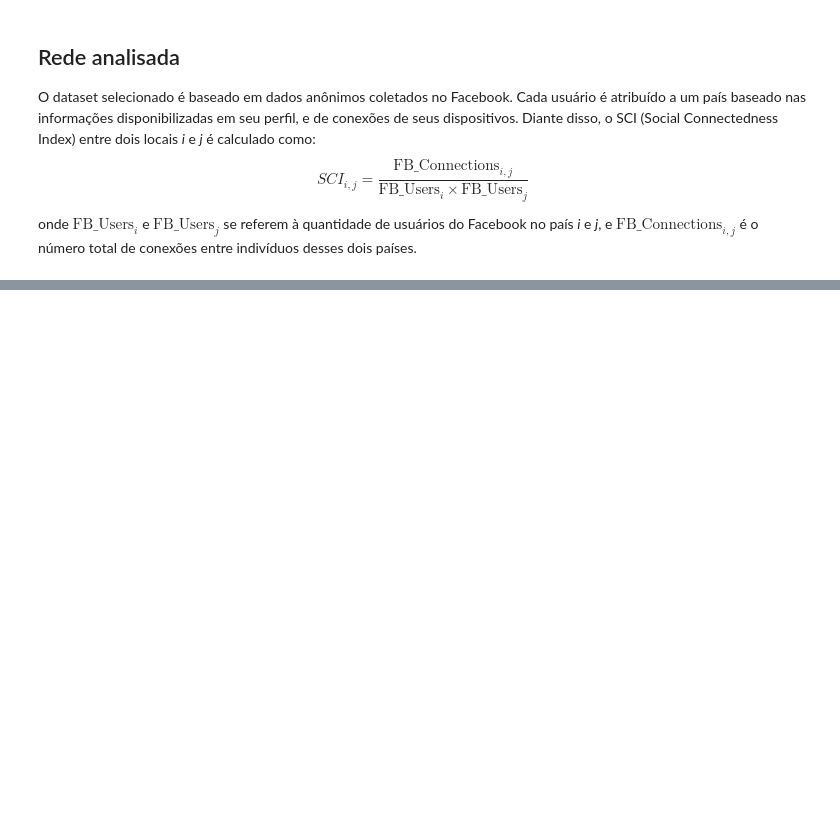
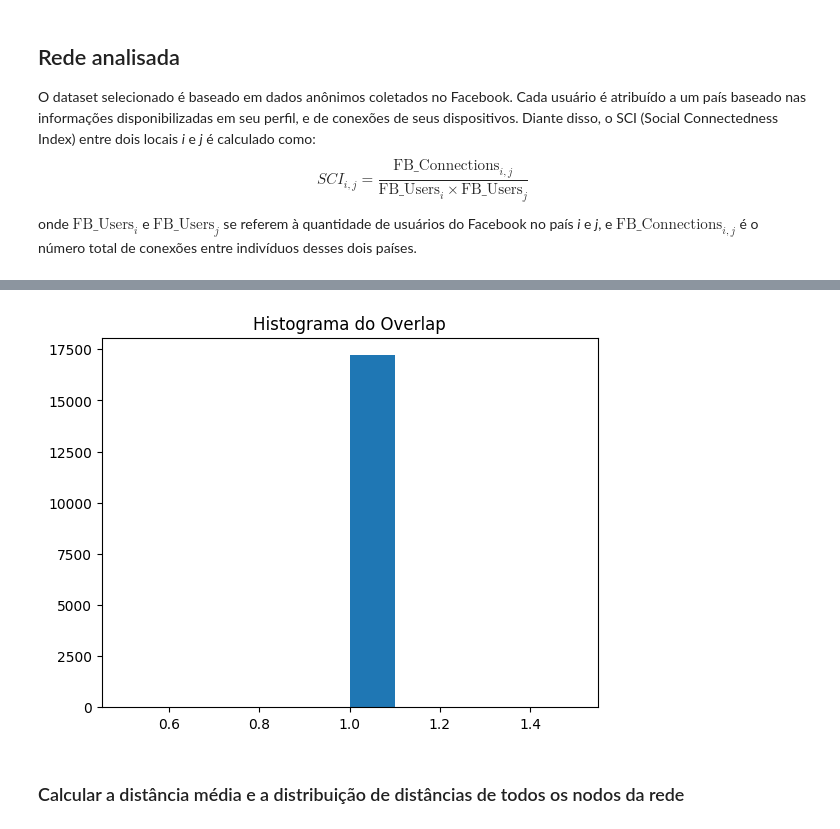
Before and after one commit to paulagibrim/UFV_TrabalhoRedes, a Jupyter notebook: Documentacao.ipynb, the cells around one changed output, grey strips where cells are left out. Cells and saved outputs as stored; diff of their text form; code cells hidden in the pictures; blank space fills up the shorter version.

```diff
--- a/Documentacao.ipynb
+++ b/Documentacao.ipynb
@@ -44,0 +133,26 @@ nx.draw(graph, with_labels=True)
+# %%
+overlap = {}
+x = []
+
+# Para que cada par de vértices não seja calculado duas vezes, vamos fazer:
+for node in graph.nodes:
+    for neighbor in graph.adj[node]:
+        overlap[node,neighbor] = -1
+        overlap[neighbor,node] = -1
+
+for node in graph.nodes:
+    for neighbor in graph.adj[node]:
+        if overlap[node,neighbor] == -1:
+            intersec = intersection(graph.adj[node], graph.adj[neighbor])
+            union = set(graph.adj[node]) or set(graph.adj[neighbor])
+            overlap[node,neighbor] = len(intersec)/len(union)
+            overlap[neighbor,node] = len(intersec)/len(union)
+            x.append(overlap[node, neighbor])
+
+plt.hist(x)
+plt.title("Histograma do Overlap")
+plt.show()
+# %% [output]
+[figure, added]
+# %% [markdown]
+### Calcular a distância média e a distribuição de distâncias de todos os nodos da rede
```
Also changed, not shown: parts of 16 cells of this notebook, 3 other files.
